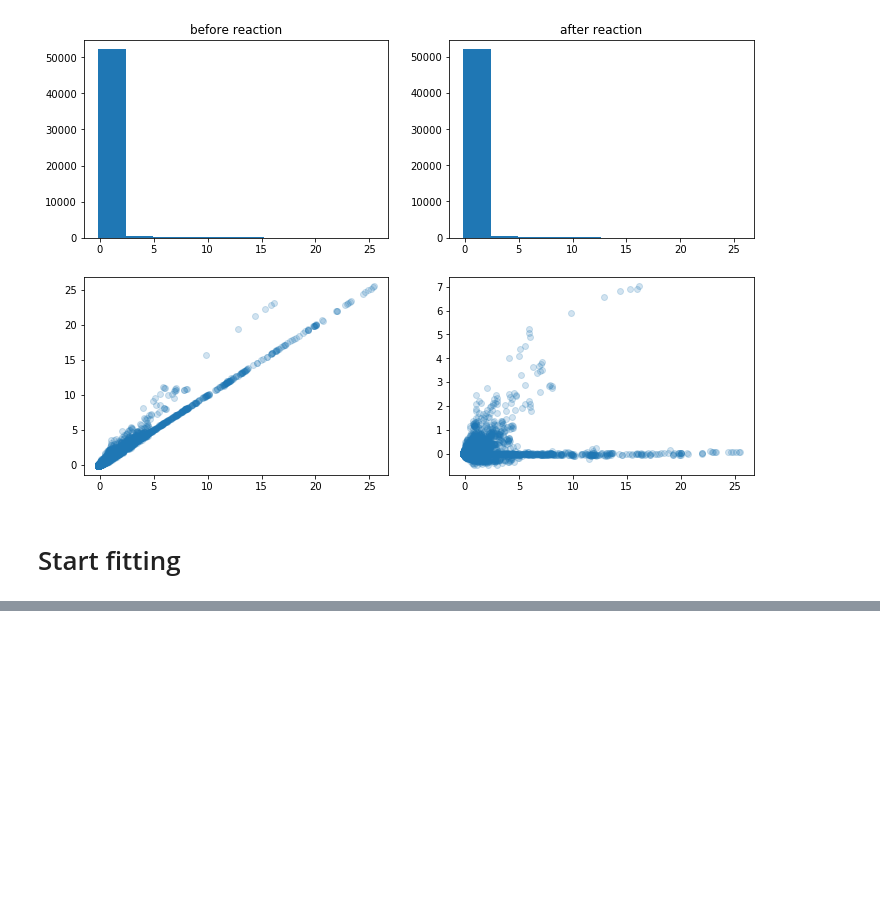
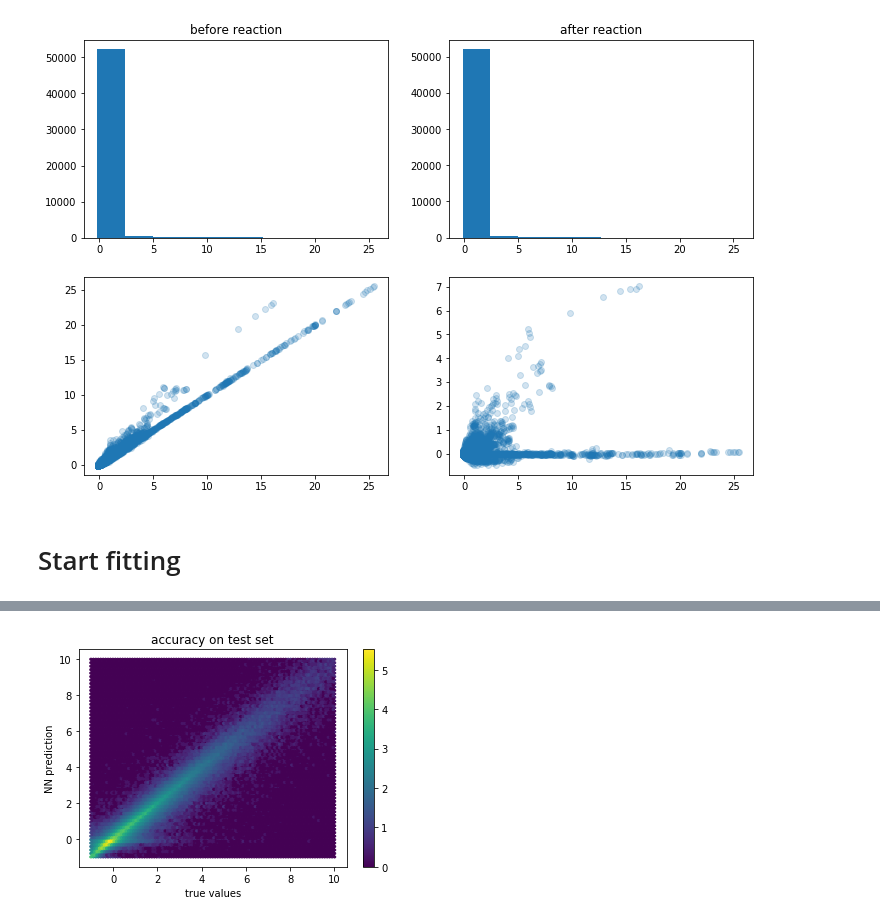
Before and after one commit to JiaweiZhuang/train_KPP, a Jupyter notebook: baseline_fitting.ipynb, the cells around one changed output, grey strips where cells are left out. Cells and saved outputs as stored; diff of their text form; code cells hidden in the pictures; blank space fills up the shorter version.

```diff
--- a/baseline_fitting.ipynb
+++ b/baseline_fitting.ipynb
@@ -256,3 +291,12 @@ plt.ylim(*plot_range)
+# %%
+plt.hexbin(Y_pred_test.ravel(), Y_test.ravel(), extent=(-1, 10, -1, 10), bins='log')
+plt.xlabel('true values')
+plt.ylabel('NN prediction')
+plt.title('accuracy on test set')
+plt.colorbar()
+plt.savefig('baseline_fitting_hexbin.png', dpi=200)
+# %% [output]
+[figure, added]
 # %%
 var = 'CO'
 var_idx = useful_spec.index(var)
```
Also changed, not shown: parts of 15 cells of this notebook.
